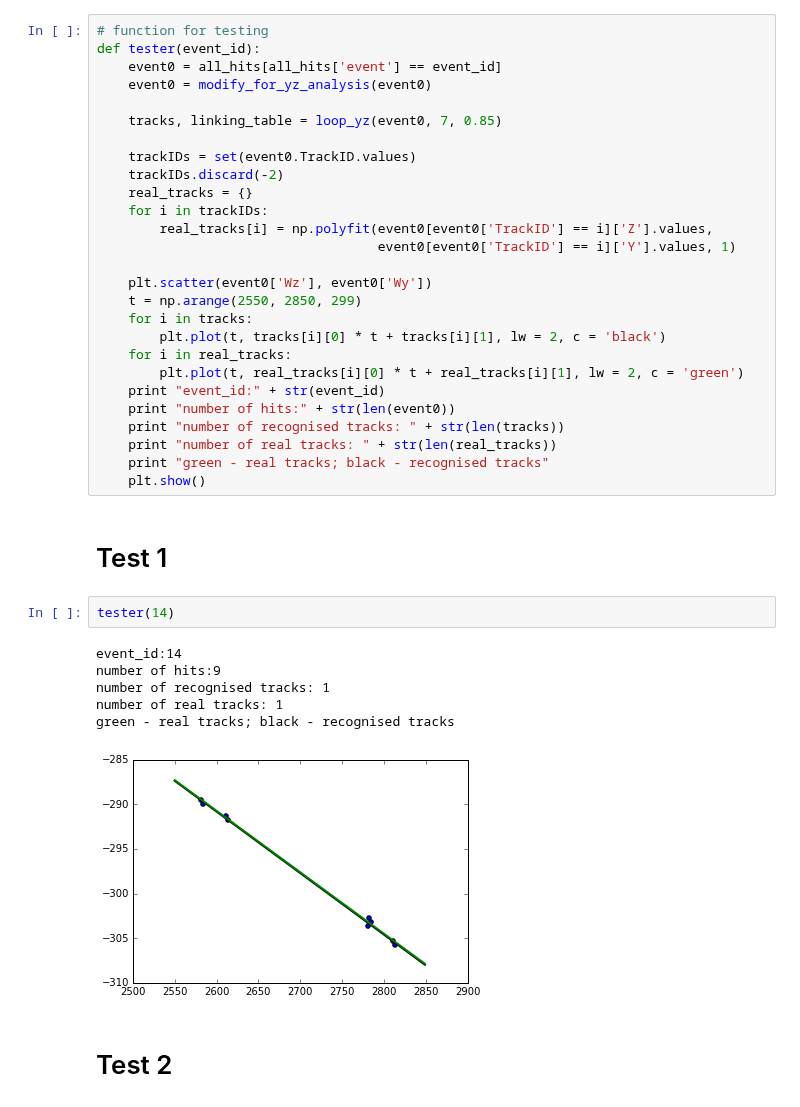
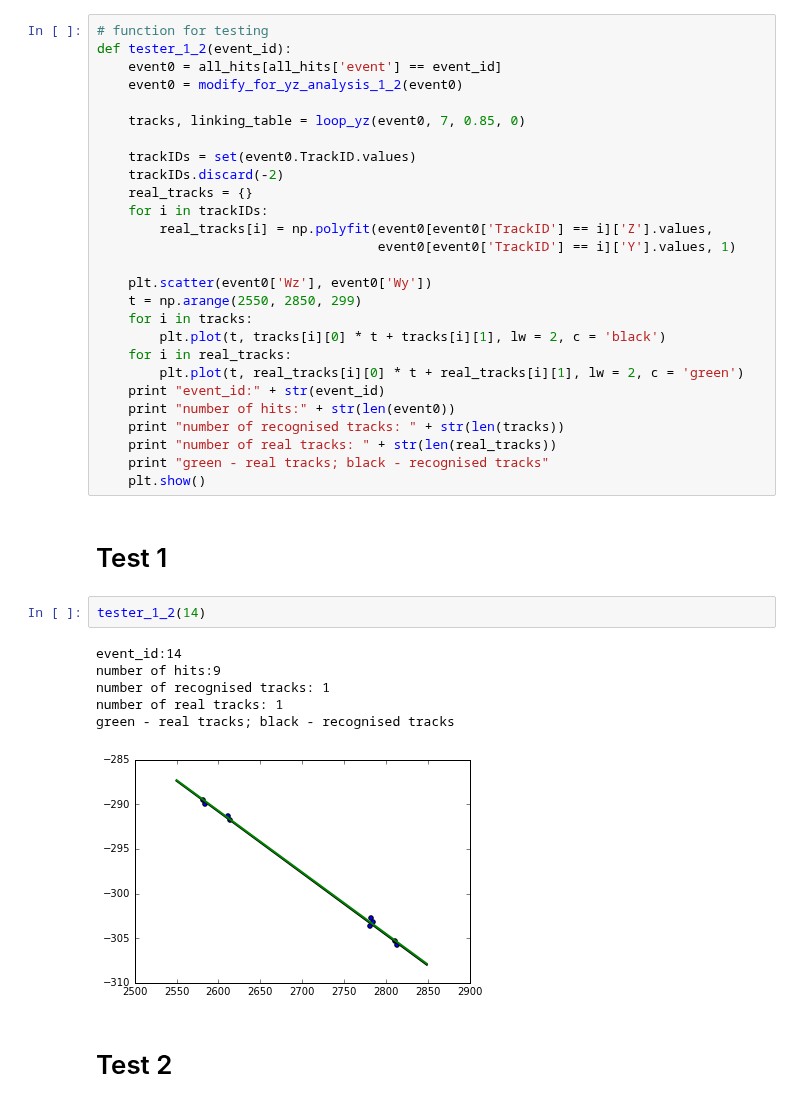
Before and after one commit to yandexdataschool/ship_tracks_recognition, a Jupyter notebook: TrackRecognition.ipynb, the cells around one changed output. Cells and saved outputs as stored; diff of their text form.

```diff
--- a/TrackRecognition.ipynb
+++ b/TrackRecognition.ipynb
@@ -25,10 +27,10 @@ all_hits.head()
 # %%
 # function for testing
-def tester(event_id):
+def tester_1_2(event_id):
     event0 = all_hits[all_hits['event'] == event_id]
-    event0 = modify_for_yz_analysis(event0)
+    event0 = modify_for_yz_analysis_1_2(event0)
 
-    tracks, linking_table = loop_yz(event0, 7, 0.85)
+    tracks, linking_table = loop_yz(event0, 7, 0.85, 0)
 
     trackIDs = set(event0.TrackID.values)
     trackIDs.discard(-2)
@@ -52,14 +54,14 @@ def tester(event_id):
 # %% [markdown]
 # Test 1
 # %%
-tester(14)
+tester_1_2(14)
 # %% [output]
 event_id:14
 number of hits:9
 number of recognised tracks: 1
 number of real tracks: 1
 green - real tracks; black - recognised tracks
-[figure, old version]
+[figure, new version]
 # %% [markdown]
 # Test 2
 # %%
```
Also changed, not shown: parts of 27 cells of this notebook, 1 other file.
